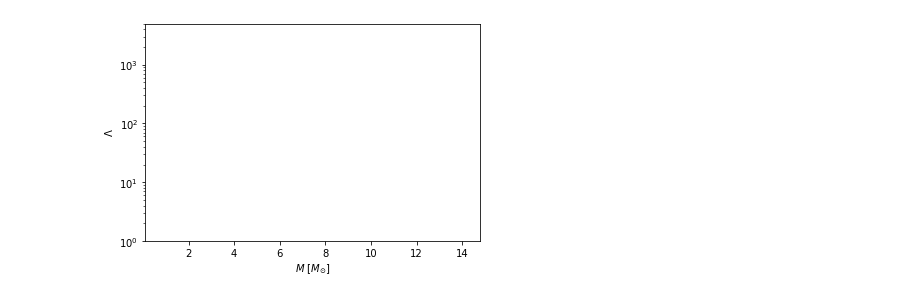
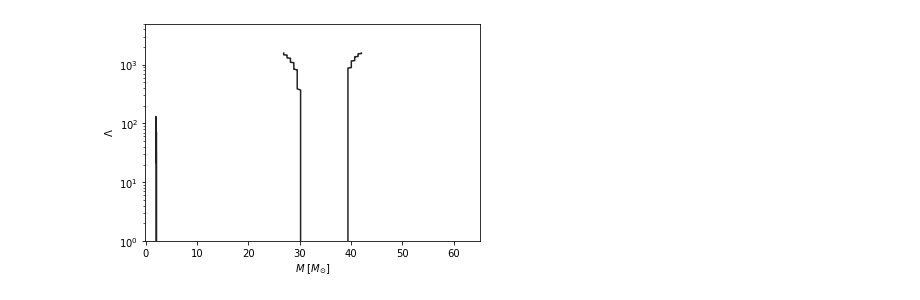
Before and after one commit to landryp/twin-stars, a Jupyter notebook: Simulated_BNS_LambdaRecovery.ipynb, the cells around one changed output. Saved outputs shown, nothing was run; the diff lists cells and outputs as text; code cells hidden in the pictures.

```diff
--- a/Simulated_BNS_LambdaRecovery.ipynb
+++ b/Simulated_BNS_LambdaRecovery.ipynb
@@ -19,36 +19,36 @@ containerL = [None]*len(mbins)
 for j in range(len(mbins)):
     containerm[j], containerL[j] = [], []
 
-for i in range(40):
+for i in range(80):
 
-    data = np.genfromtxt('./dat/O5_unif_BNS_DBHF2010/BNS_{0}.csv'.format(i),names=True,dtype=None,delimiter=',')
+    data = np.genfromtxt('./dat/O5y2_unif_BNS_DBHF2010/BNS_{0}.csv'.format(i),names=True,dtype=None,delimiter=',')
 
     m1s = data['m1']
     m2s = data['m2']
     L1s = data['Lambda1']
     L2s = data['Lambda2']
 
     for j in range(len(mbins)):
 
         containerm1[j] = m1s[np.where(np.digitize([np.mean(m1s)]*len(m1s),mbins)==j)]
         containerm2[j] = m2s[np.where(np.digitize([np.mean(m2s)]*len(m1s),mbins)==j)]
         containerm[j] += list(containerm1[j]) + list(containerm2[j])
 
         containerL1[j] = L1s[np.where(np.digitize([np.mean(m1s)]*len(m1s),mbins)==j)]
         containerL2[j] = L2s[np.where(np.digitize([np.mean(m2s)]*len(m1s),mbins)==j)]
         containerL[j] += list(containerL1[j]) + list(containerL2[j])
 
     sns.kdeplot(m1s,L1s,color='k',levels=[0.1,0.5])
     sns.kdeplot(m2s,L2s,color='k',levels=[0.1,0.5])
 
 plt.yscale('log')
 plt.ylim(1.,5e3)
 
 plt.xlabel(r'$M$ [$M_\mathrm{\odot}$]')
 plt.ylabel(r'$\Lambda$')
 plt.show()
 # %% [output]
-[figure, old version]
+[figure, new version]
 # %%
 for j in range(len(mbins)):
 
```
Also changed, not shown: parts of 1 cell of this notebook, 4 other files.
